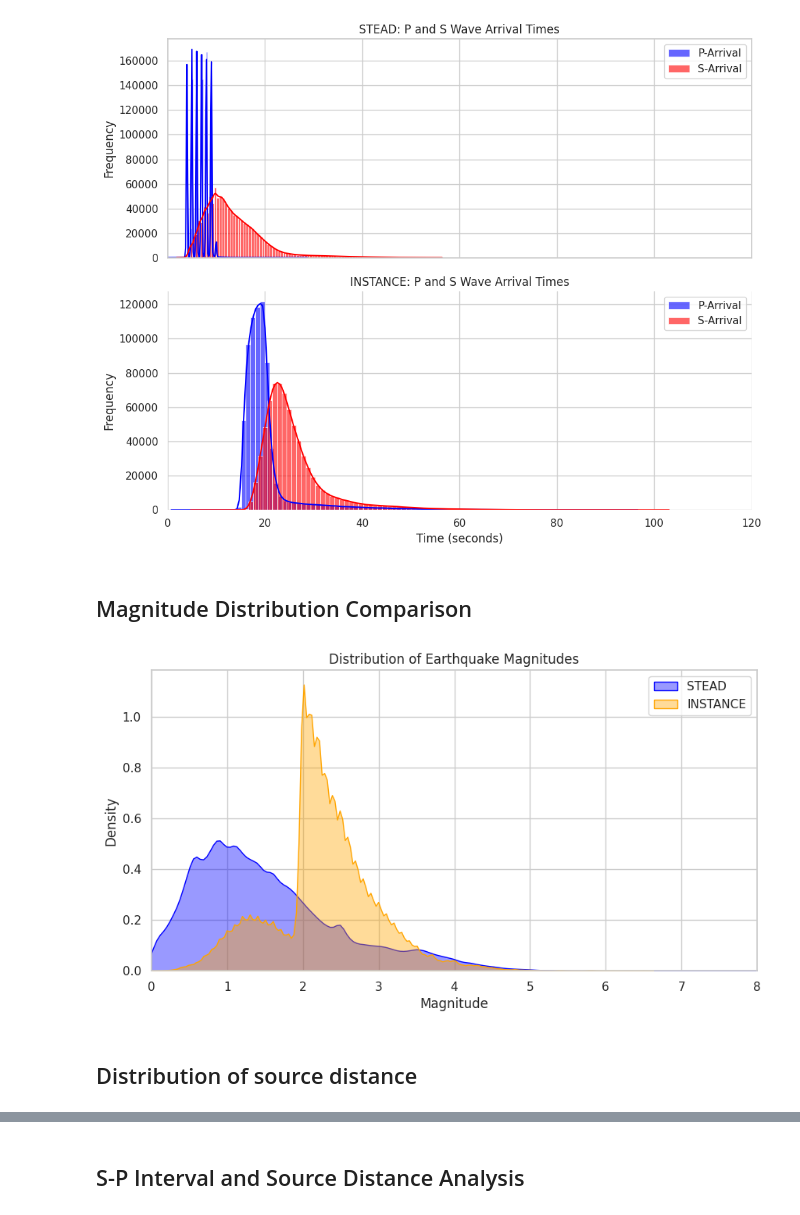
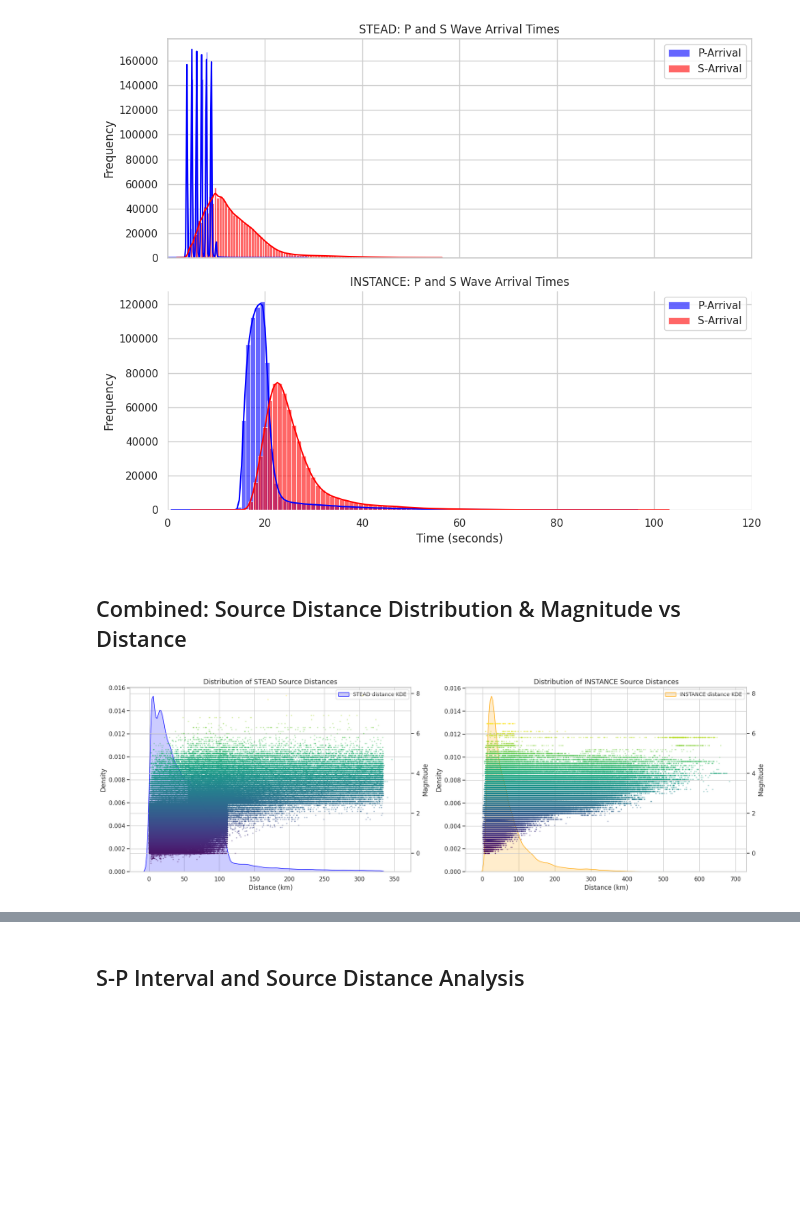
Before and after one commit to SamuArg/project-ift6759, a Jupyter notebook: analysis/analysis.ipynb, the cells around one changed output, grey strips where cells are left out. Cells and saved outputs as stored; diff of their text form; code cells hidden in the pictures; blank space fills up the shorter version.

```diff
--- a/analysis/analysis.ipynb
+++ b/analysis/analysis.ipynb
@@ -194,22 +194,52 @@ plt.show()
 # %% [output]
 [figure]
 # %% [markdown]
-## Magnitude Distribution Comparison
+## Combined: Source Distance Distribution & Magnitude vs Distance
 # %%
-stead_mags = df_stead['source_magnitude'].dropna()
-instance_mags = df_instance['source_magnitude'].dropna()
+# Prepare paired data (magnitude + distance, both non-null)
+stead_mag_dist = df_stead[['source_magnitude', 'source_distance_km']].dropna()
+instance_mag_dist = df_instance[['source_magnitude', 'path_hyp_distance_km']].dropna()
 
-fig, ax = plt.subplots(figsize=(10, 5))
-sns.kdeplot(stead_mags, fill=True, label="STEAD", color="blue", alpha=0.4)
-sns.kdeplot(instance_mags, fill=True, label="INSTANCE", color="orange", alpha=0.4)
+# Individual distance columns for KDE
+stead_dist = df_stead['source_distance_km'].dropna()
+instance_dist = df_instance['path_hyp_distance_km'].dropna()
 
-ax.set_title("Distribution of Earthquake Magnitudes")
-ax.set_xlabel("Magnitude")
-ax.set_ylabel("Density")
-ax.set_xlim(0, 8)
-ax.legend()
+# Determine common magnitude limits for consistent scaling
+all_mags = pd.concat([stead_mag_dist['source_magnitude'], instance_mag_dist['source_magnitude']])
+mag_min, mag_max = all_mags.min(), all_mags.max()
+mag_padding = (mag_max - mag_min) * 0.05
+mag_lims = (mag_min - mag_padding, mag_max + mag_padding)
+
+fig, axes = plt.subplots(1, 2, figsize=(18, 6))
+
+for idx, (name, mag_dist_df, dist_col, dist_series, kde_color) in enumerate([
+    ('STEAD', stead_mag_dist, 'source_distance_km', stead_dist, 'blue'),
+    ('INSTANCE', instance_mag_dist, 'path_hyp_distance_km', instance_dist, 'orange'),
+]):
+    ax = axes[idx]
+
+    # Background: KDE distance distribution (main y-axis = Density)
+    sns.kdeplot(dist_series, fill=True, color=kde_color, alpha=0.2, ax=ax, label=f'{name} distance KDE')
+    ax.set_xlabel('Distance (km)', fontsize=12)
+    ax.set_ylabel('Density', fontsize=12)
+    ax.set_title(f'Distribution of {name} Source Distances', fontsize=13)
+
+    # Foreground: Scatter on twin y-axis (Magnitude), colored by magnitude
+    ax2 = ax.twinx()
+    sc = ax2.scatter(
+        mag_dist_df[dist_col],
+        mag_dist_df['source_magnitude'],
+        c=mag_dist_df['source_magnitude'],
+        cmap='viridis', s=6, alpha=0.4, zorder=5,
+        edgecolors='none',
+    )
+    ax2.set_ylabel('Magnitude', fontsize=12)
+    ax2.set_ylim(mag_lims)  # Set same scale for magnitude
+    # Colorbars removed as requested
+
+    ax.legend(loc='upper right', fontsize=10)
+
+plt.tight_layout()
 plt.show()
 # %% [output]
-[figure, old version]
+[figure, new version]
-# %% [markdown]
-## Distribution of source distance
```
Also changed, not shown: parts of 2 cells of this notebook, 2 other files.
